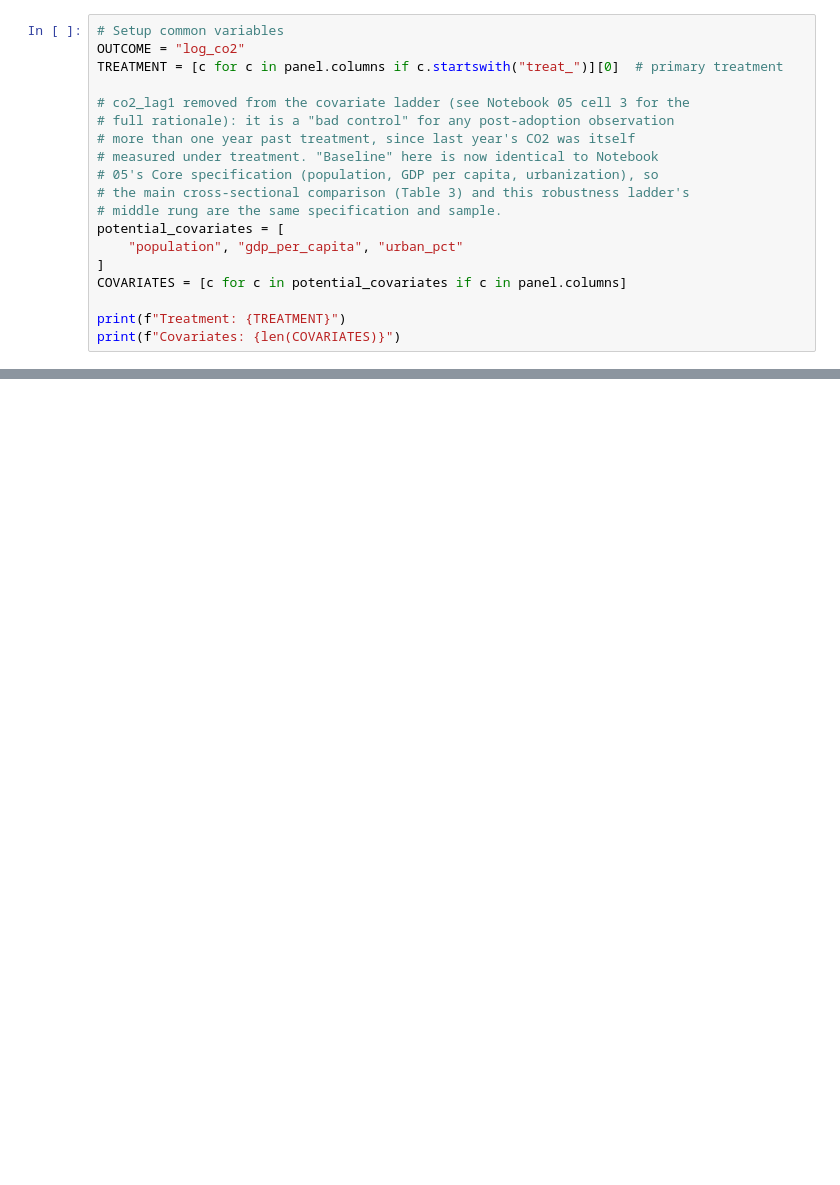
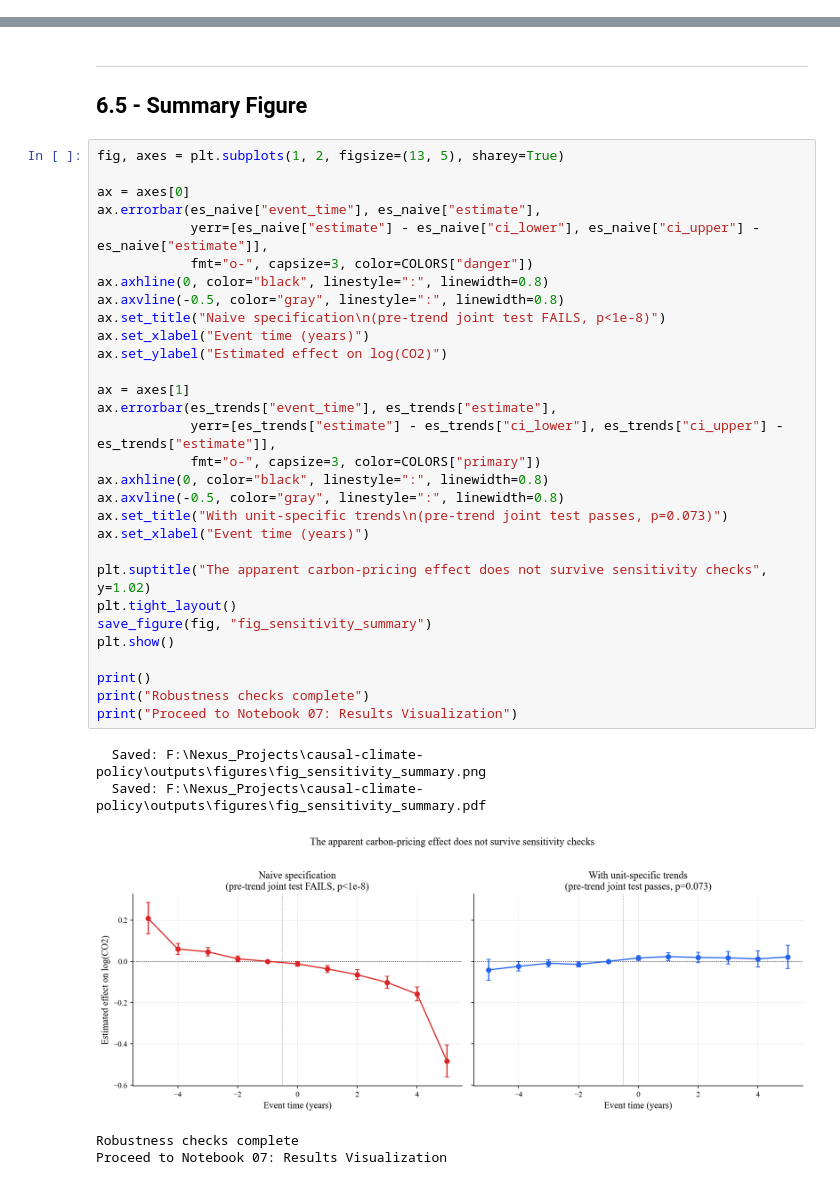
Before and after one commit to prakash-ukhalkar/causal-climate-policy-ml, a Jupyter notebook: notebooks/06_robustness_checks.ipynb, the cells around one changed output, grey strips where cells are left out. Drawn from its saved outputs; the diff is of its cells as text; blank space fills up the shorter version.

Commit message:
.\notebooks\

```diff
--- a/notebooks/06_robustness_checks.ipynb
+++ b/notebooks/06_robustness_checks.ipynb
@@ -38,19 +48,0 @@ Panel: (7630, 74)
-# %%
-# Setup common variables
-OUTCOME = "log_co2"
-TREATMENT = [c for c in panel.columns if c.startswith("treat_")][0]  # primary treatment
-
-# co2_lag1 removed from the covariate ladder (see Notebook 05 cell 3 for the
-# full rationale): it is a "bad control" for any post-adoption observation
-# more than one year past treatment, since last year's CO2 was itself
-# measured under treatment. "Baseline" here is now identical to Notebook
-# 05's Core specification (population, GDP per capita, urbanization), so
-# the main cross-sectional comparison (Table 3) and this robustness ladder's
-# middle rung are the same specification and sample.
-potential_covariates = [
-    "population", "gdp_per_capita", "urban_pct"
-]
-COVARIATES = [c for c in potential_covariates if c in panel.columns]
-
-print(f"Treatment: {TREATMENT}")
-print(f"Covariates: {len(COVARIATES)}")
@@ -295,0 +255,39 @@ Saved: table_sensitivity.csv
+# %% [markdown]
+---
+## 6.5 - Summary Figure
+# %%
+fig, axes = plt.subplots(1, 2, figsize=(13, 5), sharey=True)
+
+ax = axes[0]
+ax.errorbar(es_naive["event_time"], es_naive["estimate"],
+            yerr=[es_naive["estimate"] - es_naive["ci_lower"], es_naive["ci_upper"] - es_naive["estimate"]],
+            fmt="o-", capsize=3, color=COLORS["danger"])
+ax.axhline(0, color="black", linestyle=":", linewidth=0.8)
+ax.axvline(-0.5, color="gray", linestyle=":", linewidth=0.8)
+ax.set_title("Naive specification\n(pre-trend joint test FAILS, p<1e-8)")
+ax.set_xlabel("Event time (years)")
+ax.set_ylabel("Estimated effect on log(CO2)")
+
+ax = axes[1]
+ax.errorbar(es_trends["event_time"], es_trends["estimate"],
+            yerr=[es_trends["estimate"] - es_trends["ci_lower"], es_trends["ci_upper"] - es_trends["estimate"]],
+            fmt="o-", capsize=3, color=COLORS["primary"])
+ax.axhline(0, color="black", linestyle=":", linewidth=0.8)
+ax.axvline(-0.5, color="gray", linestyle=":", linewidth=0.8)
+ax.set_title("With unit-specific trends\n(pre-trend joint test passes, p=0.073)")
+ax.set_xlabel("Event time (years)")
+
+plt.suptitle("The apparent carbon-pricing effect does not survive sensitivity checks", y=1.02)
+plt.tight_layout()
+save_figure(fig, "fig_sensitivity_summary")
+plt.show()
+
+print()
+print("Robustness checks complete")
+print("Proceed to Notebook 07: Results Visualization")
+# %% [output]
+  Saved: F:\Nexus_Projects\causal-climate-policy\outputs\figures\fig_sensitivity_summary.png
+  Saved: F:\Nexus_Projects\causal-climate-policy\outputs\figures\fig_sensitivity_summary.pdf
+[figure, added]
+Robustness checks complete
+Proceed to Notebook 07: Results Visualization
```
Also changed, not shown: parts of 22 cells of this notebook, 6 other files.
